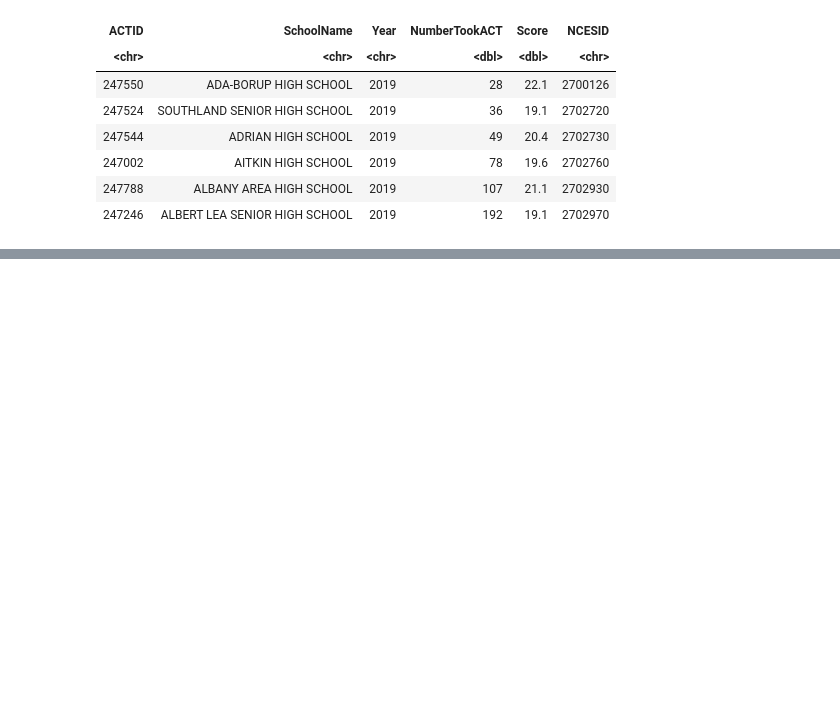
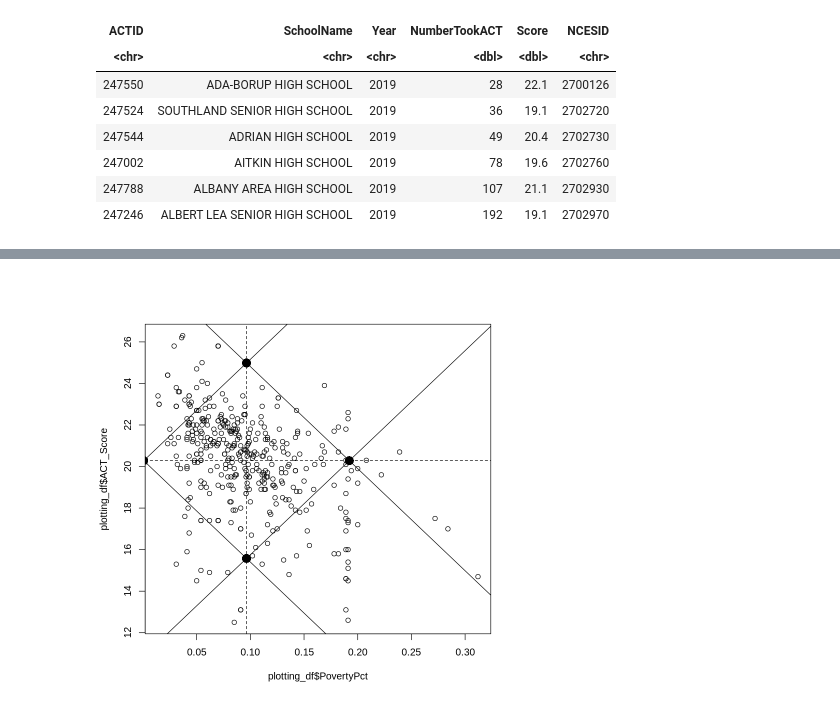
Before and after one commit to yardsale8/DSCI325, a Jupyter notebook: Module3_Part5R.ipynb, the cells around one changed output, grey strips where cells are left out. Saved outputs shown, nothing was run; the diff lists cells and outputs as text; code cells hidden in the pictures; blank space fills up the shorter version.

```diff
--- a/Module3_Part5R.ipynb
+++ b/Module3_Part5R.ipynb
@@ -360,0 +470,35 @@ A tibble: 6 × 27
+# %%
+#Drawing all four lines for outliers
+Slope_Quadrant1 <- (OutlierYHigh[2] - OutlierXHigh[2])/(OutlierYHigh[1]-OutlierXHigh[1])
+Intercept_Quadrant1 <- OutlierYHigh[2] - Slope*OutlierYHigh[1]
+
+
+
+Slope_Quadrant2 <- -1 * Slope_Quadrant1
+Intercept_Quadrant2 <- OutlierYHigh[2] + Slope*OutlierYHigh[1]
+
+Slope_Quadrant3 <- Slope_Quadrant1
+Intercept_Quadrant3 <-  OutlierYLow[2] - Slope*OutlierYLow[1]
+
+Slope_Quadrant4 <- -1*Slope_Quadrant1
+Intercept_Quadrant4 <- OutlierYLow[2] + Slope*OutlierYLow[1]
+
+
+##Creating a scatterplot with mean lines drawn
+plot(plotting_df$PovertyPct, plotting_df$ACT_Score)
+abline(v=mean(plotting_df$PovertyPct),lty=2)
+abline(h=mean(plotting_df$ACT_Score),lty=2)
+
+#Adding these points to the existing plot u
+points(OutlierXHigh[1],OutlierXHigh[2],pch=16,cex=2)
+points(OutlierXLow[1],OutlierXLow[2],pch=16,cex=2)
+points(OutlierYHigh[1],OutlierYHigh[2],pch=16,cex=2)
+points(OutlierYLow[1],OutlierYLow[2],pch=16,cex=2)
+
+#Adding line for outliers using abline() function
+abline(a=Intercept_Quadrant1, b=Slope_Quadrant1)
+abline(a=Intercept_Quadrant2, b=Slope_Quadrant2)
+abline(a=Intercept_Quadrant3, b=Slope_Quadrant3)
+abline(a=Intercept_Quadrant4, b=Slope_Quadrant4)
+# %% [output]
+[figure, added]
```
Also changed, not shown: parts of 37 cells of this notebook.
